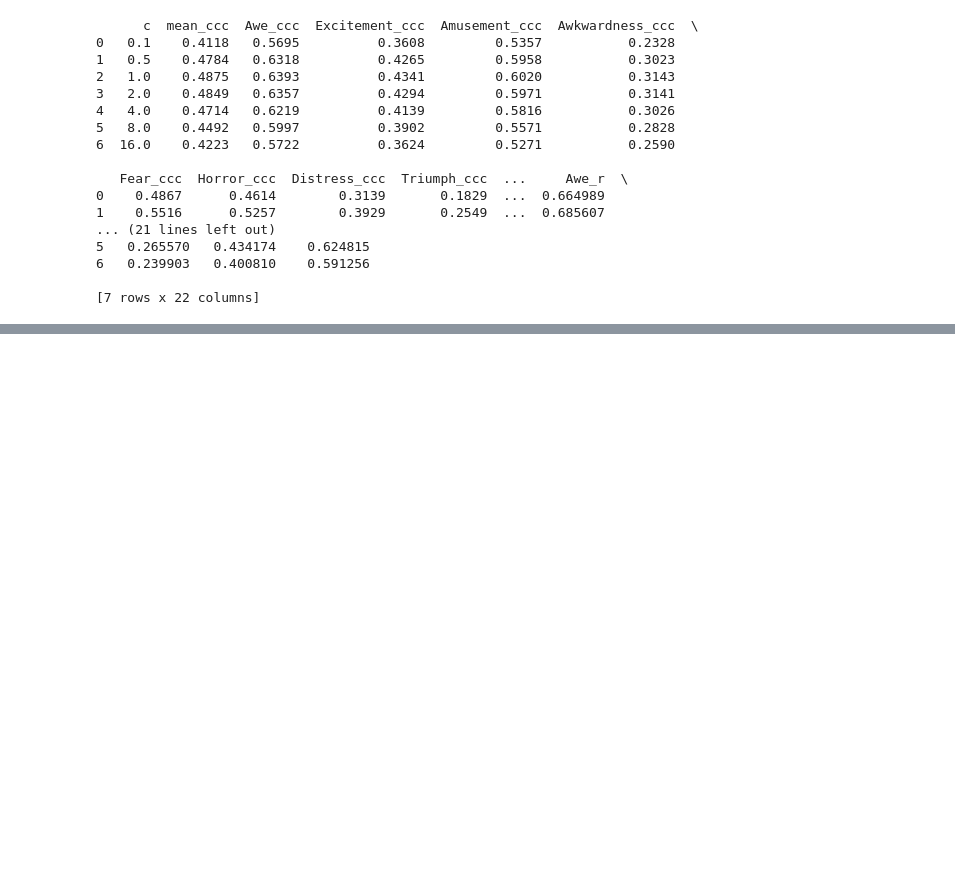
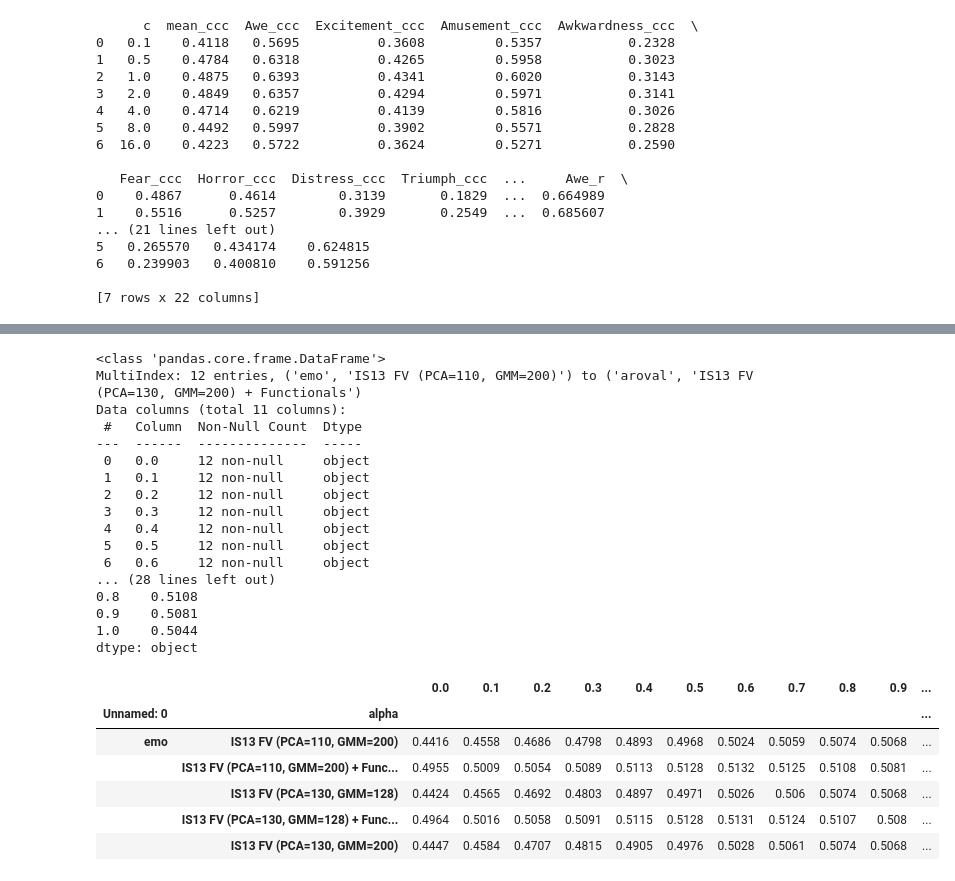
Before and after one commit to jorenterpstra/scriptie, a Jupyter notebook: ExVo2022/ExVo-MultiTask/visualizations.ipynb, the cells around one changed output, grey strips where cells are left out. Drawn from its saved outputs; the diff is of its cells as text; code cells hidden in the pictures; blank space fills up the shorter version.

```diff
--- a/ExVo2022/ExVo-MultiTask/visualizations.ipynb
+++ b/ExVo2022/ExVo-MultiTask/visualizations.ipynb
@@ -127,0 +177,34 @@ print(df_dict['exp_batch07_compare_llds_110pca_200gmm_fv_plus_compare_funcs']['e
+# %%
+df = pd.read_csv(r'results/functional_comparison_full.csv', delimiter=';')
+df = df.transpose()
+df.columns = [df.iloc[0], df.iloc[1]]
+df = df[2:]
+df = df.transpose()
+print(df.info())
+print(df.index)
+df.head()
+# %% [output]
+<class 'pandas.core.frame.DataFrame'>
+MultiIndex: 12 entries, ('emo', 'IS13 FV (PCA=110, GMM=200)') to ('aroval', 'IS13 FV (PCA=130, GMM=200) + Functionals')
+Data columns (total 11 columns):
+ #   Column  Non-Null Count  Dtype
+---  ------  --------------  -----
+ 0   0.0     12 non-null     object
+ 1   0.1     12 non-null     object
+ 2   0.2     12 non-null     object
+ 3   0.3     12 non-null     object
+ 4   0.4     12 non-null     object
+ 5   0.5     12 non-null     object
+ 6   0.6     12 non-null     object
+... (28 lines left out)
+0.8    0.5108
+0.9    0.5081
+1.0    0.5044
+dtype: object
+|  |  | 0.0 | 0.1 | 0.2 | 0.3 | 0.4 | 0.5 | 0.6 | 0.7 | 0.8 | 0.9 | ... |
+| Unnamed: 0 | alpha |  |  |  |  |  |  |  |  |  |  | ... |
+| emo | IS13 FV (PCA=110, GMM=200) | 0.4416 | 0.4558 | 0.4686 | 0.4798 | 0.4893 | 0.4968 | 0.5024 | 0.5059 | 0.5074 | 0.5068 | ... |
+|  | IS13 FV (PCA=110, GMM=200) + Func... | 0.4955 | 0.5009 | 0.5054 | 0.5089 | 0.5113 | 0.5128 | 0.5132 | 0.5125 | 0.5108 | 0.5081 | ... |
+|  | IS13 FV (PCA=130, GMM=128) | 0.4424 | 0.4565 | 0.4692 | 0.4803 | 0.4897 | 0.4971 | 0.5026 | 0.506 | 0.5074 | 0.5068 | ... |
+|  | IS13 FV (PCA=130, GMM=128) + Func... | 0.4964 | 0.5016 | 0.5058 | 0.5091 | 0.5115 | 0.5128 | 0.5131 | 0.5124 | 0.5107 | 0.508 | ... |
+|  | IS13 FV (PCA=130, GMM=200) | 0.4447 | 0.4584 | 0.4707 | 0.4815 | 0.4905 | 0.4976 | 0.5028 | 0.5061 | 0.5074 | 0.5068 | ... |
```
Also changed, not shown: parts of 4 cells of this notebook.
